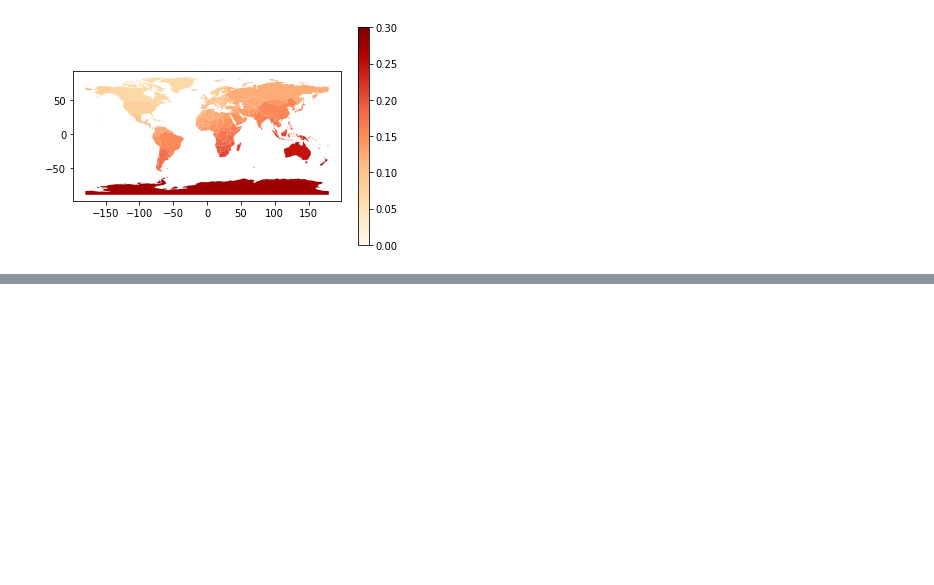
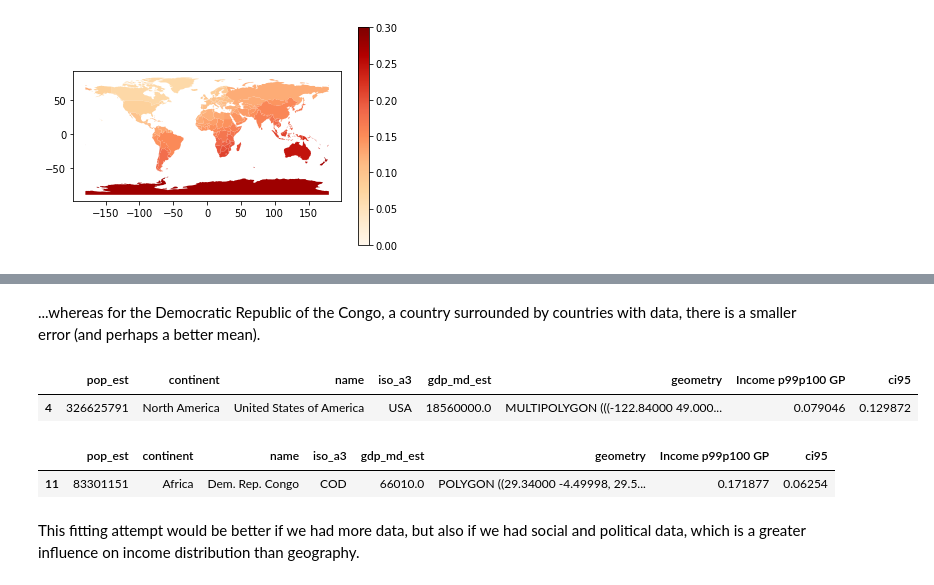
Before and after one commit to theorashid/inequality-experiments, a Jupyter notebook: GP/skgp_1pc.ipynb, the cells around one changed output, grey strips where cells are left out. Drawn from its saved outputs; the diff is of its cells as text; code cells hidden in the pictures; blank space fills up the shorter version.

```diff
--- a/GP/skgp_1pc.ipynb
+++ b/GP/skgp_1pc.ipynb
@@ -106,0 +156,14 @@ plt.show()
+# %% [markdown]
+...whereas for the Democratic Republic of the Congo, a country surrounded by countries with data, there is a smaller error (and perhaps a better mean).
+# %%
+pred_df[pred_df["name"] == "United States of America"]
+# %% [output]
+|  | pop_est | continent | name | iso_a3 | gdp_md_est | geometry | Income p99p100 GP | ci95 |
+| 4 | 326625791 | North America | United States of America | USA | 18560000.0 | MULTIPOLYGON (((-122.84000 49.000... | 0.079046 | 0.129872 |
+# %%
+pred_df[pred_df["name"] == "Dem. Rep. Congo"]
+# %% [output]
+|  | pop_est | continent | name | iso_a3 | gdp_md_est | geometry | Income p99p100 GP | ci95 |
+| 11 | 83301151 | Africa | Dem. Rep. Congo | COD | 66010.0 | POLYGON ((29.34000 -4.49998, 29.5... | 0.171877 | 0.06254 |
+# %% [markdown]
+This fitting attempt would be better if we had more data, but also if we had social and political data, which is a greater influence on income distribution than geography.
```
Also changed, not shown: parts of 22 cells of this notebook.
